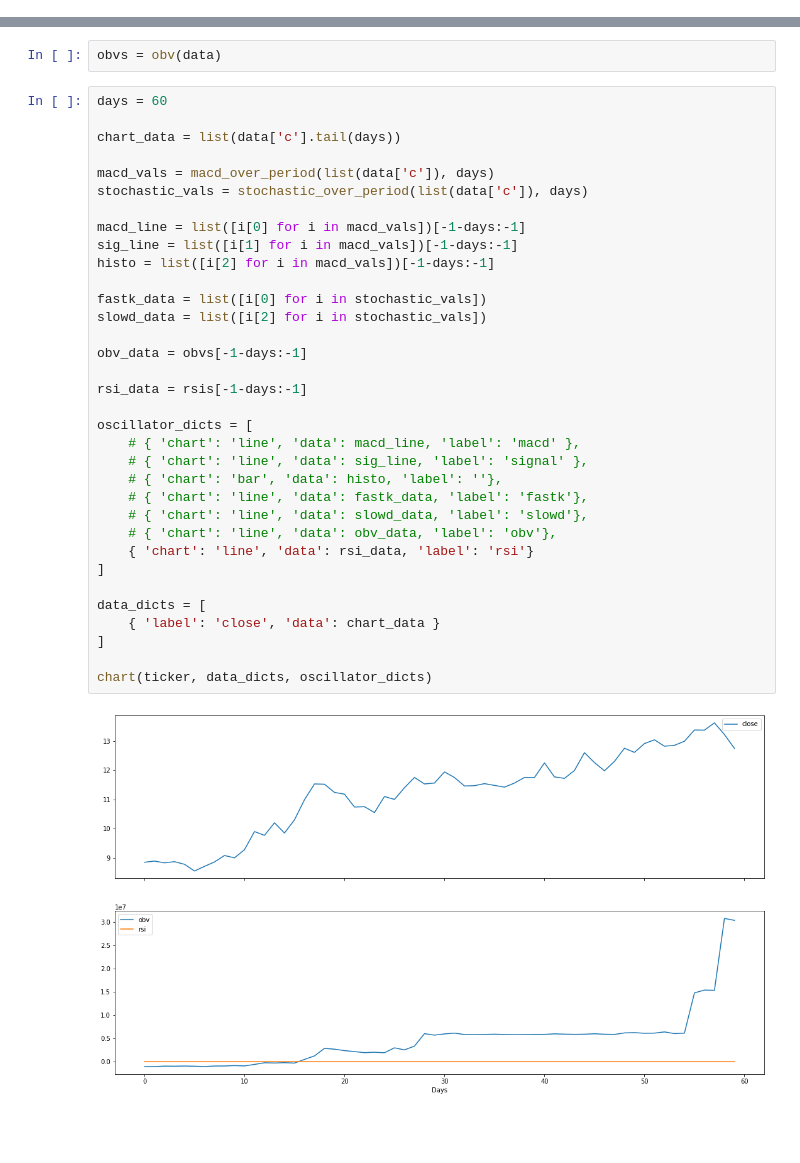
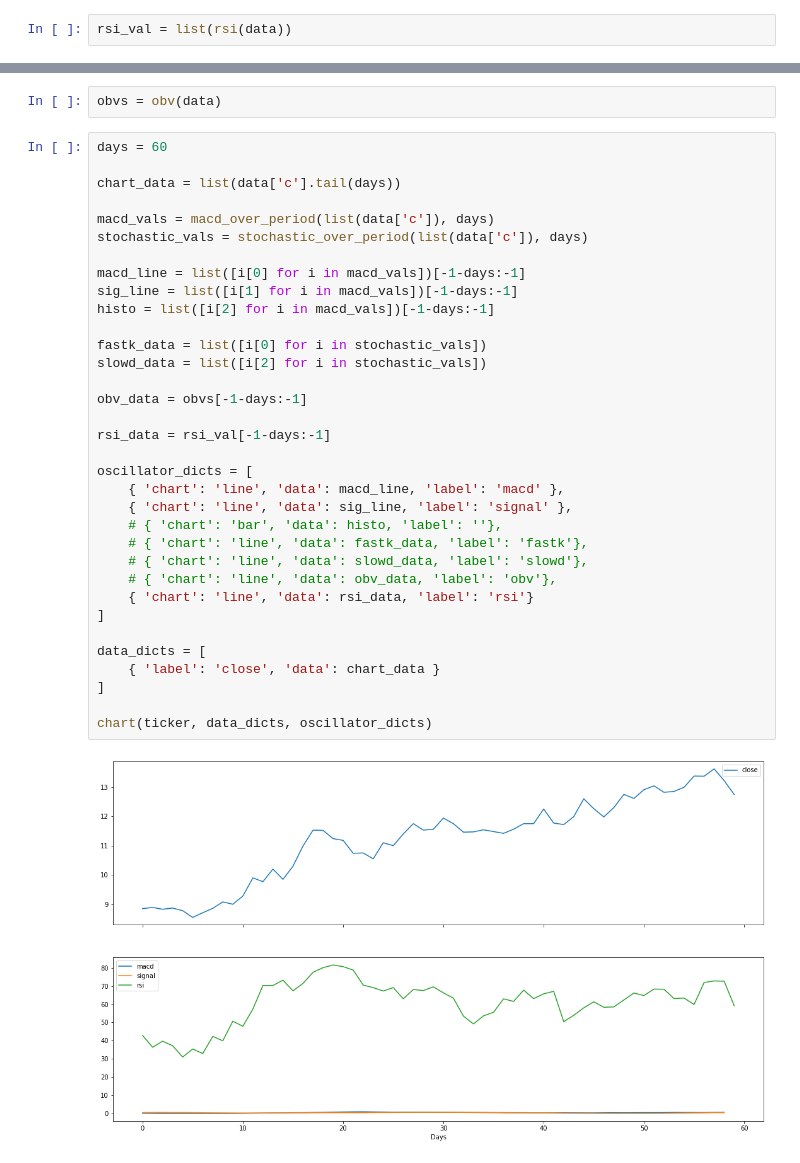
Before and after one commit to tgittos/money-printer-server, a Jupyter notebook: notebooks/oscillators.ipynb, the cells around one changed output, grey strips where cells are left out. Saved outputs shown, nothing was run; the diff lists cells and outputs as text; blank space fills up the shorter version.

```diff
--- a/notebooks/oscillators.ipynb
+++ b/notebooks/oscillators.ipynb
@@ -54,3 +35,5 @@ rsis = rsi_over_period(rsi_data)
+# %%
+rsi_val = list(rsi(data))
 # %%
 returns = []
 for i in range(0, len(data)):
@@ -66,34 +49,34 @@ days = 60
 
 chart_data = list(data['c'].tail(days))
 
 macd_vals = macd_over_period(list(data['c']), days)
 stochastic_vals = stochastic_over_period(list(data['c']), days)
 
 macd_line = list([i[0] for i in macd_vals])[-1-days:-1]
 sig_line = list([i[1] for i in macd_vals])[-1-days:-1]
 histo = list([i[2] for i in macd_vals])[-1-days:-1]
 
 fastk_data = list([i[0] for i in stochastic_vals])
 slowd_data = list([i[2] for i in stochastic_vals])
 
 obv_data = obvs[-1-days:-1]
 
-rsi_data = rsis[-1-days:-1]
+rsi_data = rsi_val[-1-days:-1]
 
 oscillator_dicts = [
-    # { 'chart': 'line', 'data': macd_line, 'label': 'macd' },
-    # { 'chart': 'line', 'data': sig_line, 'label': 'signal' },
+    { 'chart': 'line', 'data': macd_line, 'label': 'macd' },
+    { 'chart': 'line', 'data': sig_line, 'label': 'signal' },
     # { 'chart': 'bar', 'data': histo, 'label': ''},
     # { 'chart': 'line', 'data': fastk_data, 'label': 'fastk'},
     # { 'chart': 'line', 'data': slowd_data, 'label': 'slowd'},
     # { 'chart': 'line', 'data': obv_data, 'label': 'obv'},
     { 'chart': 'line', 'data': rsi_data, 'label': 'rsi'}
 ]
 
 data_dicts = [
     { 'label': 'close', 'data': chart_data }
 ]
 
 chart(ticker, data_dicts, oscillator_dicts)
 # %% [output]
-[figure, old version]
+[figure, new version]
```
Also changed, not shown: parts of 2 cells of this notebook, 7 other files.
